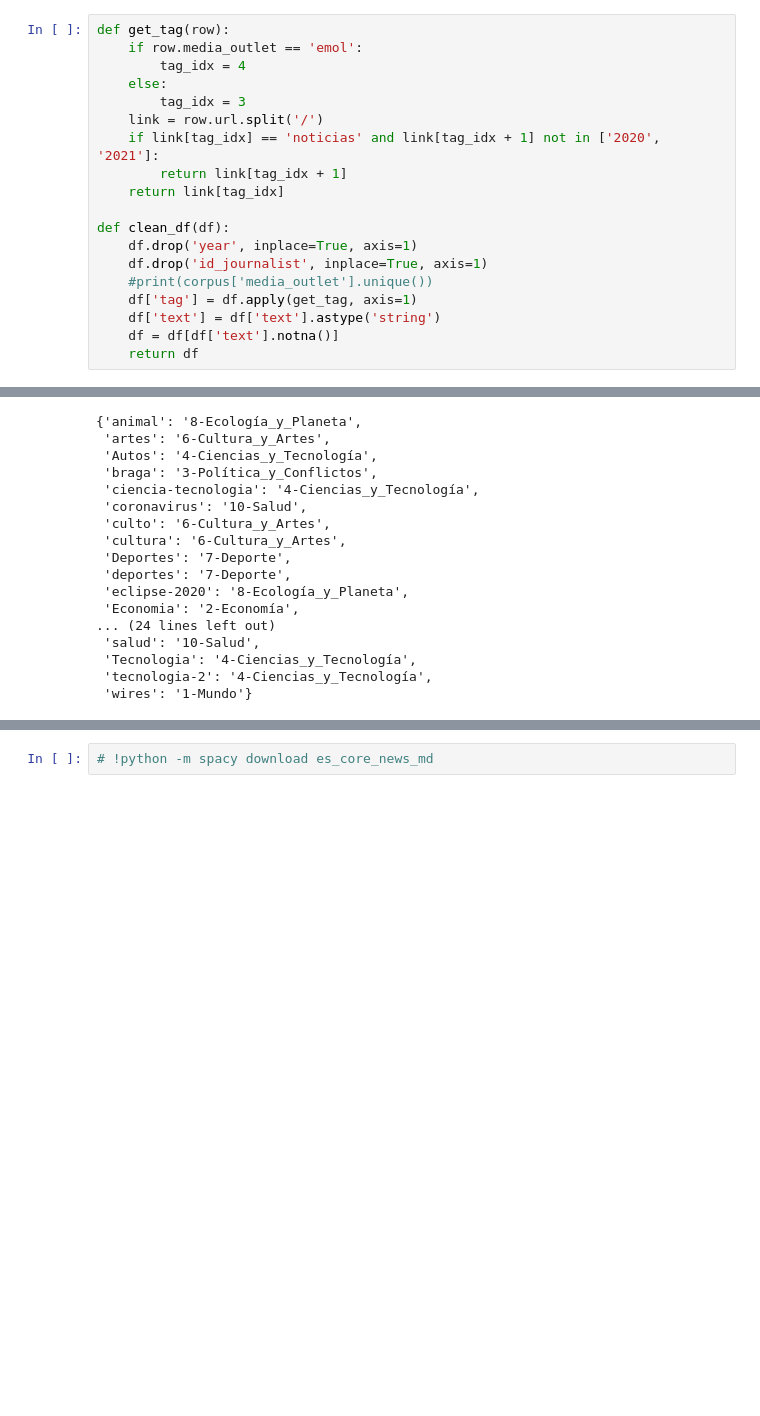
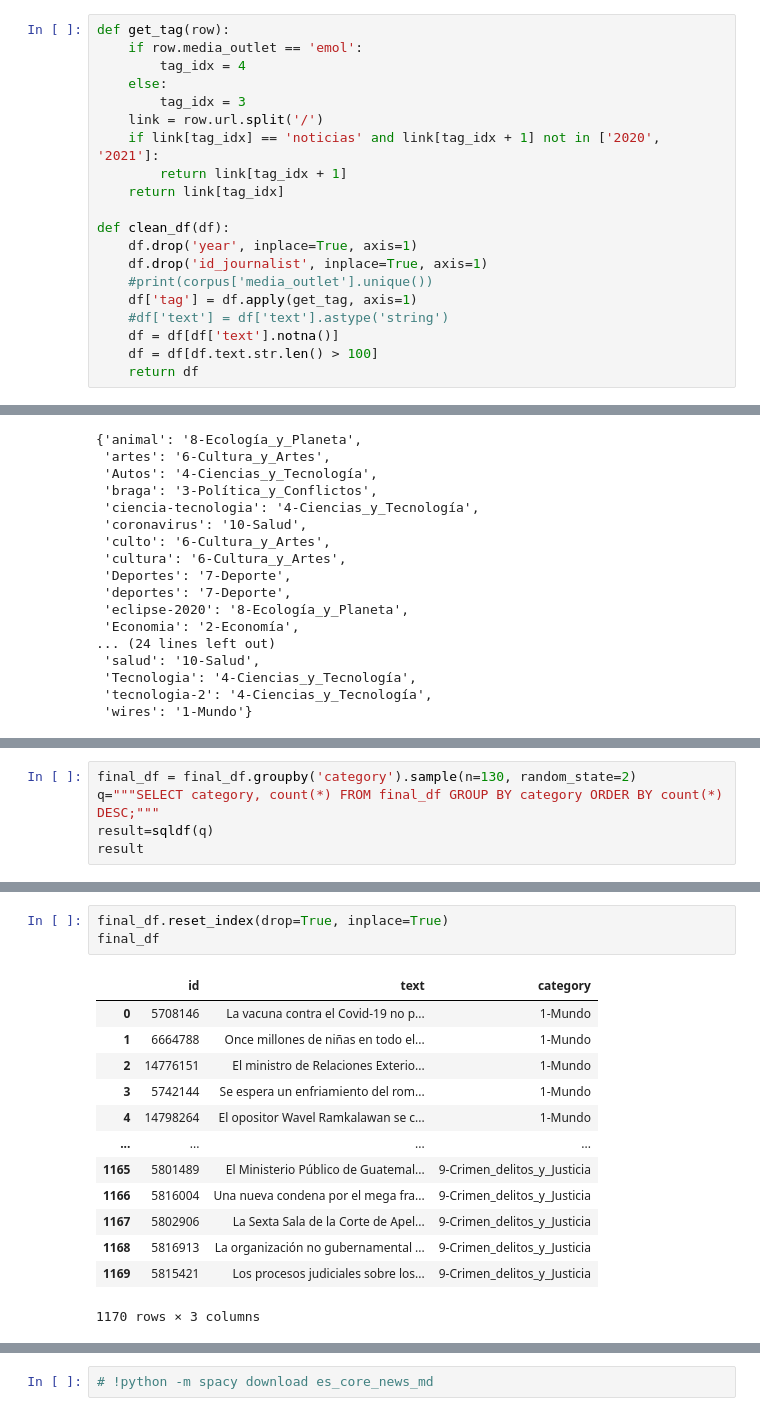
Before and after one commit to matiasbarram/INFO279-TAL-Proyecto, a Jupyter notebook: intento_01_clasificacion_noticias.ipynb, the cells around one changed output, grey strips where cells are left out. Drawn from its saved outputs; the diff is of its cells as text; blank space fills up the shorter version.

```diff
--- a/intento_01_clasificacion_noticias.ipynb
+++ b/intento_01_clasificacion_noticias.ipynb
@@ -38,8 +38,9 @@ def clean_df(df):
     df.drop('id_journalist', inplace=True, axis=1)
     #print(corpus['media_outlet'].unique())
     df['tag'] = df.apply(get_tag, axis=1)
-    df['text'] = df['text'].astype('string')
+    #df['text'] = df['text'].astype('string')
     df = df[df['text'].notna()]
+    df = df[df.text.str.len() > 100]
     return df
 # %%
 import pandas as pd
@@ -163,0 +163,5 @@ text
+# %%
+final_df = final_df.groupby('category').sample(n=130, random_state=2)
+q="""SELECT category, count(*) FROM final_df GROUP BY category ORDER BY count(*) DESC;"""
+result=sqldf(q)
+result
@@ -163,0 +179,17 @@ text
+# %%
+final_df.reset_index(drop=True, inplace=True)
+final_df
+# %% [output]
+|  | id | text | category |
+| 0 | 5708146 | La vacuna contra el Covid-19 no p... | 1-Mundo |
+| 1 | 6664788 | Once millones de niñas en todo el... | 1-Mundo |
+| 2 | 14776151 | El ministro de Relaciones Exterio... | 1-Mundo |
+| 3 | 5742144 | Se espera un enfriamiento del rom... | 1-Mundo |
+| 4 | 14798264 | El opositor Wavel Ramkalawan se c... | 1-Mundo |
+| ... | ... | ... | ... |
+| 1165 | 5801489 | El Ministerio Público de Guatemal... | 9-Crimen_delitos_y_Justicia |
+| 1166 | 5816004 | Una nueva condena por el mega fra... | 9-Crimen_delitos_y_Justicia |
+| 1167 | 5802906 | La Sexta Sala de la Corte de Apel... | 9-Crimen_delitos_y_Justicia |
+| 1168 | 5816913 | La organización no gubernamental ... | 9-Crimen_delitos_y_Justicia |
+| 1169 | 5815421 | Los procesos judiciales sobre los... | 9-Crimen_delitos_y_Justicia |
+1170 rows × 3 columns
```
Also changed, not shown: parts of 23 cells of this notebook.
